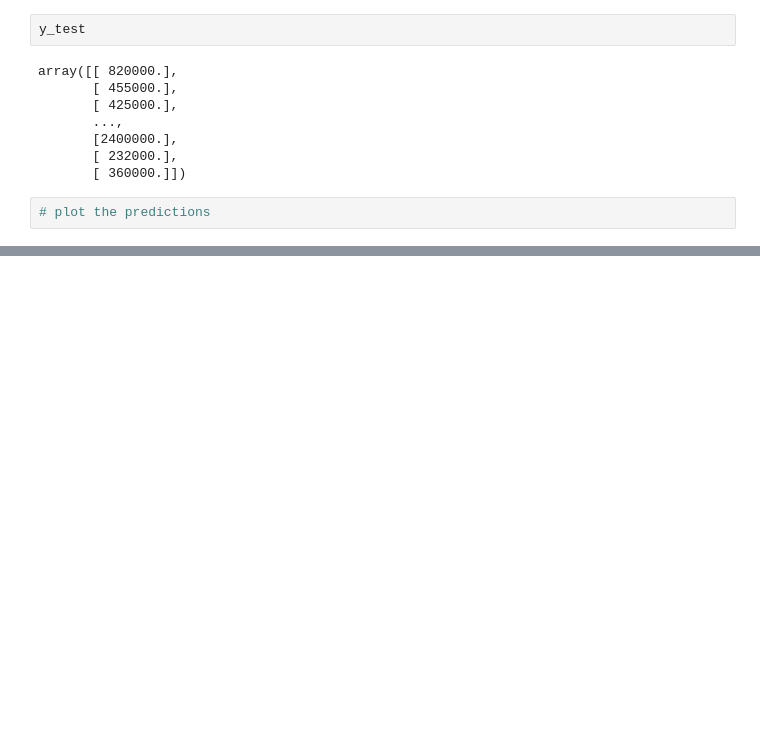
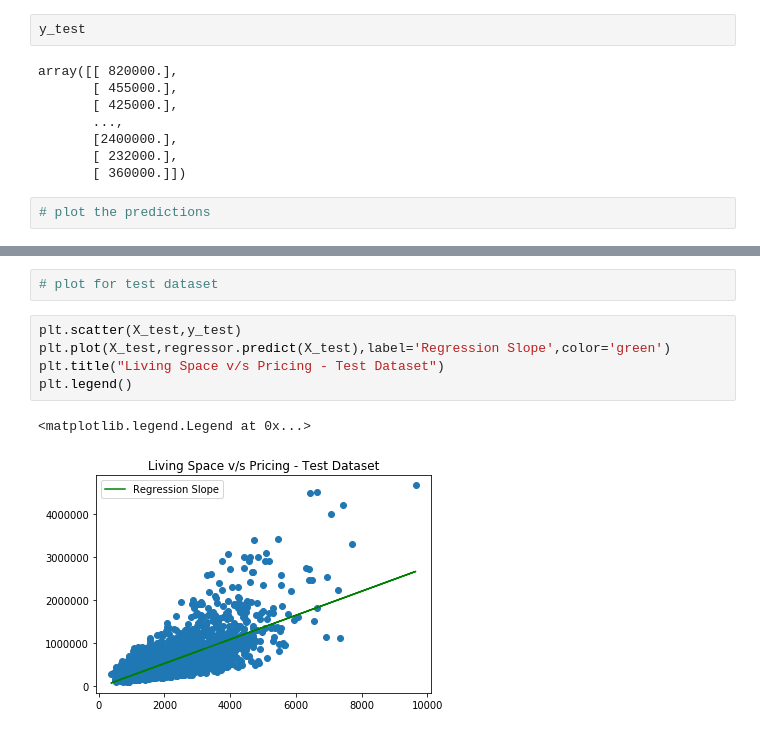
Before and after one commit to SANJAY072000/housingDataAnalysis, a Jupyter notebook: housingData.ipynb, the cells around one changed output, grey strips where cells are left out. Drawn from its saved outputs; the diff is of its cells as text; blank space fills up the shorter version.

```diff
--- a/housingData.ipynb
+++ b/housingData.ipynb
@@ -160,0 +171,10 @@ array([[ 820000.],
+# %%
+# plot for test dataset
+# %%
+plt.scatter(X_test,y_test)
+plt.plot(X_test,regressor.predict(X_test),label='Regression Slope',color='green')
+plt.title("Living Space v/s Pricing - Test Dataset")
+plt.legend()
+# %% [output]
+<matplotlib.legend.Legend at 0x...>
+[figure, added]
```
Also changed, not shown: parts of 3 cells of this notebook.
